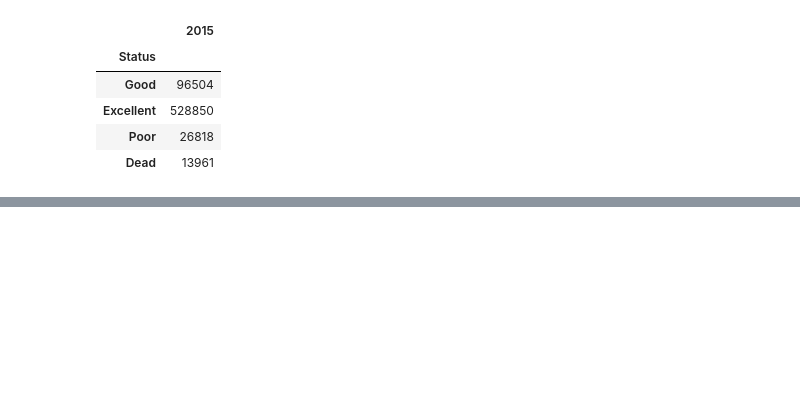
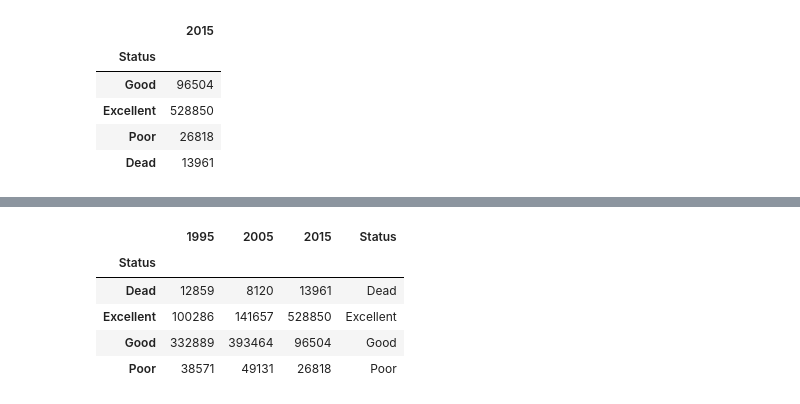
Before and after one commit to lrrbrody/TDI, a Jupyter notebook: TDI_Project_Proposal.ipynb, the cells around one changed output, grey strips where cells are left out. Cells and saved outputs as stored; diff of their text form; code cells hidden in the pictures; blank space fills up the shorter version.

```diff
--- a/TDI_Project_Proposal.ipynb
+++ b/TDI_Project_Proposal.ipynb
@@ -194,0 +208,14 @@ Cond95
+# %%
+#Joining the tree statuses from the 3 years to build a simple plot
+ActualTrees=Cond95.join(Alive05)
+ActualTrees=ActualTrees.join(Health15)
+Status = ["Dead", "Excellent", "Good", "Poor"]
+ActualTrees['Status'] = Status
+ActualTrees
+# %% [output]
+|  | 1995 | 2005 | 2015 | Status |
+| Status |  |  |  |  |
+| Dead | 12859 | 8120 | 13961 | Dead |
+| Excellent | 100286 | 141657 | 528850 | Excellent |
+| Good | 332889 | 393464 | 96504 | Good |
+| Poor | 38571 | 49131 | 26818 | Poor |
```
Also changed, not shown: parts of 15 cells of this notebook.
